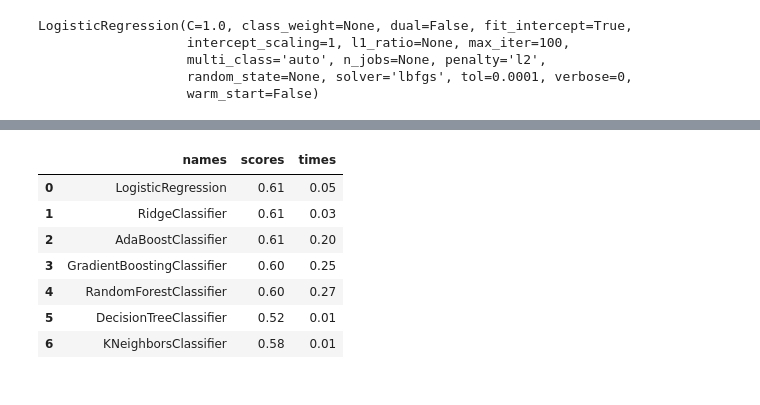
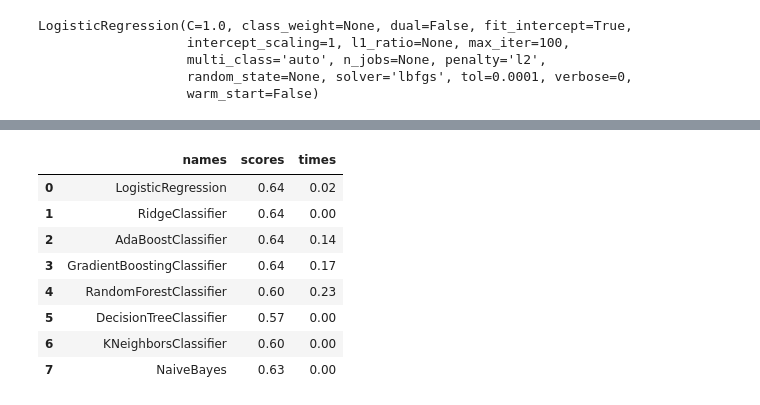
Before and after one commit to MMasson1988/Capstone-s-Project, a Jupyter notebook: Contraception_Project.ipynb, the cells around one changed output, grey strips where cells are left out. Saved outputs shown, nothing was run; the diff lists cells and outputs as text; code cells hidden in the pictures.

```diff
--- a/Contraception_Project.ipynb
+++ b/Contraception_Project.ipynb
@@ -788,12 +1014,14 @@ telcom = pd.DataFrame(dict(names=model_names,scores=scores,times=times_list))
-# %%
-telcom
-# %% [output]
-|  | names | scores | times |
-| 0 | LogisticRegression | 0.61 | 0.05 |
-| 1 | RidgeClassifier | 0.61 | 0.03 |
-| 2 | AdaBoostClassifier | 0.61 | 0.20 |
-| 3 | GradientBoostingClassifier | 0.60 | 0.25 |
-| 4 | RandomForestClassifier | 0.60 | 0.27 |
-| 5 | DecisionTreeClassifier | 0.52 | 0.01 |
-| 6 | KNeighborsClassifier | 0.58 | 0.01 |
+# %%
+# Table of machine learning models with high accuracy
+contraception
+# %% [output]
+|  | names | scores | times |
+| 0 | LogisticRegression | 0.64 | 0.02 |
+| 1 | RidgeClassifier | 0.64 | 0.00 |
+| 2 | AdaBoostClassifier | 0.64 | 0.14 |
+| 3 | GradientBoostingClassifier | 0.64 | 0.17 |
+| 4 | RandomForestClassifier | 0.60 | 0.23 |
+| 5 | DecisionTreeClassifier | 0.57 | 0.00 |
+| 6 | KNeighborsClassifier | 0.60 | 0.00 |
+| 7 | NaiveBayes | 0.63 | 0.00 |
 # %%
```
Also changed, not shown: parts of 73 cells of this notebook.
